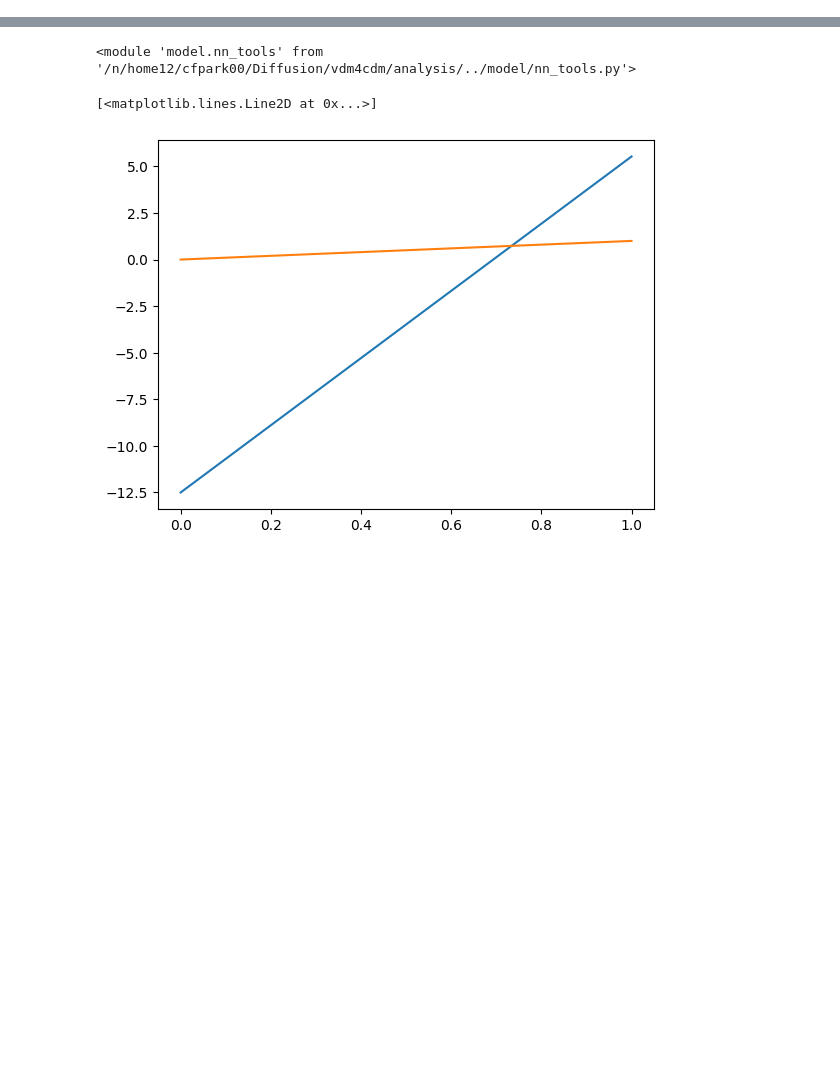
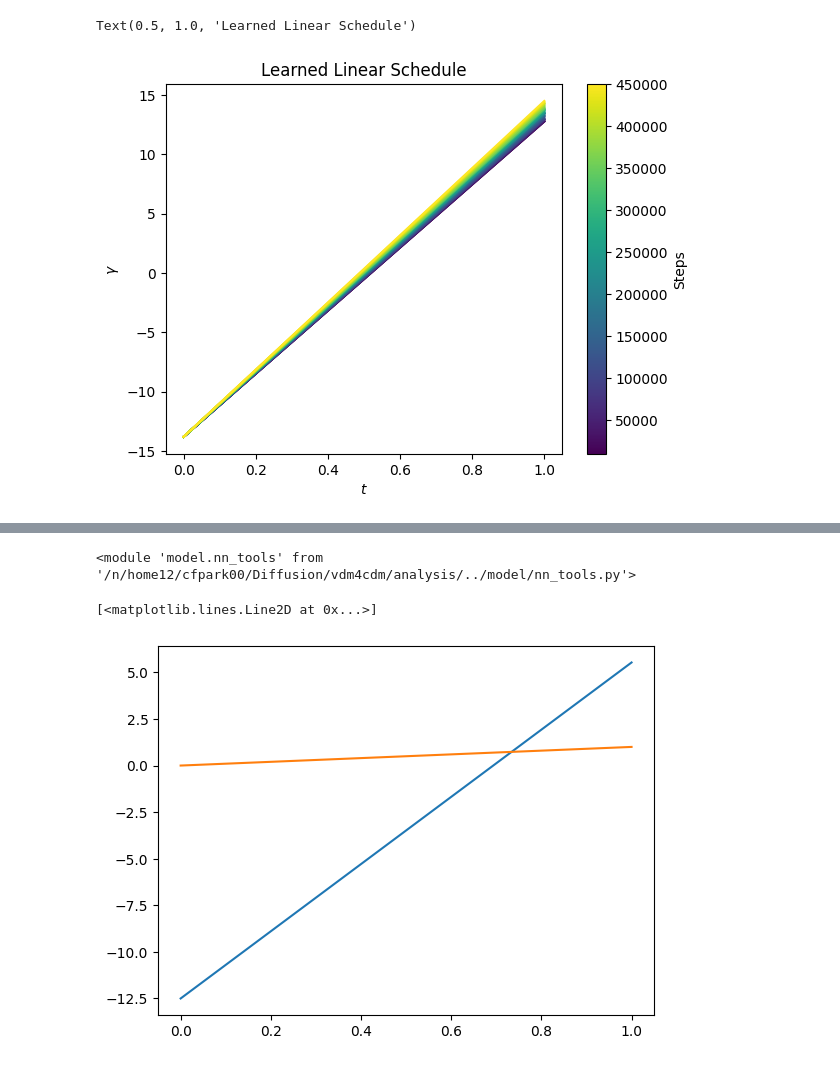
Before and after one commit to cfpark00/vdm4cdm, a Jupyter notebook: analysis/plot_noise_schedule.ipynb, the cells around one changed output, grey strips where cells are left out. Saved outputs shown, nothing was run; the diff lists cells and outputs as text; code cells hidden in the pictures; blank space fills up the shorter version.

```diff
--- a/analysis/plot_noise_schedule.ipynb
+++ b/analysis/plot_noise_schedule.ipynb
@@ -18,0 +70,37 @@ ts=torch.linspace(0,1,1000)
+# %%
+ckpt_dir="../data/comet_logs/Mstar2Mcdm-2D-new/febe0f9ed19a441390ed0fb6d36a458d/checkpoints/"
+gamma_min=-13.3
+gamma_max=13.3
+
+gammas={}
+for ckpt_path in tqdm.tqdm(glob.glob(os.path.join(ckpt_dir,"*.ckpt"))):
+    step=get_step(ckpt_path)
+    ckpt = torch.load(ckpt_path,map_location=torch.device('cpu'))
+    std_gamma={}
+    for key,val in ckpt["state_dict"].items():
+        if "model.gamma" in key:
+            std_gamma[key.split("model.gamma.")[1]]=val
+    get_gamma=nn_tools.LearnedLinearSchedule(gamma_min,gamma_max)
+    get_gamma.load_state_dict(std_gamma)
+    gamma=get_gamma(ts[:,None])[:,0]
+    gamma=utils.to_np(gamma)
+    gammas[step]=gamma
+#sort dict by step
+gammas=dict(sorted(gammas.items(), key=lambda item: item[0]))
+# %%
+vmin,vmax=min(gammas.keys()),max(gammas.keys())
+norm = mpl.colors.Normalize(vmin=vmin,vmax=vmax)
+cmap=plt.get_cmap("viridis")
+fig,ax=plt.subplots()
+for step,gamma in gammas.items():
+    ax.plot(ts,gamma,color=cmap((step-vmin)/(vmax-vmin)))
+sm = mpl.cm.ScalarMappable(cmap=cmap, norm=norm)
+sm.set_array([])
+cbar = plt.colorbar(sm, ax=ax)
+cbar.set_label('Steps')
+plt.xlabel(r"$t$")
+plt.ylabel(r"$\gamma$")
+plt.title("Learned Linear Schedule")
+# %% [output]
+Text(0.5, 1.0, 'Learned Linear Schedule')
+[figure, added]
```
Also changed, not shown: parts of 8 cells of this notebook, 23 other files.
